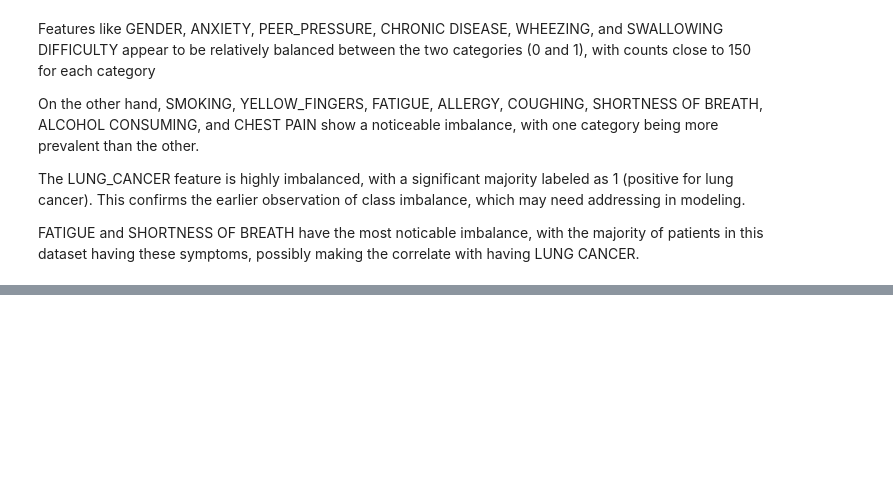
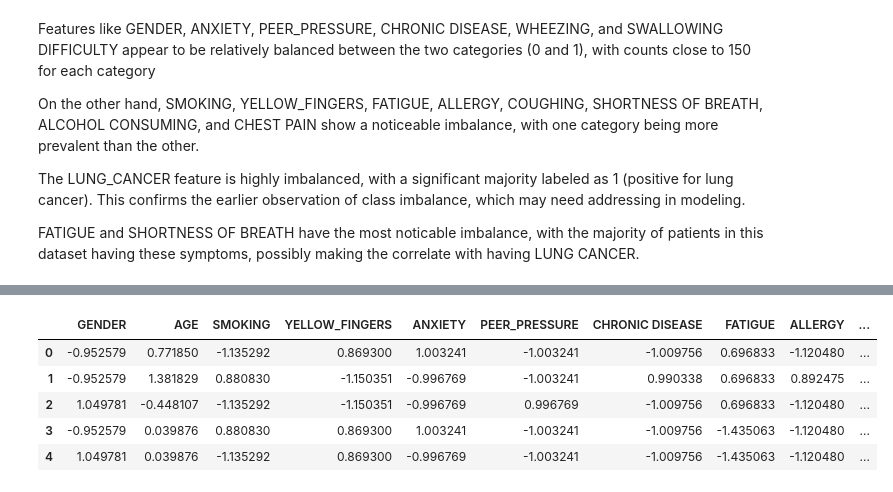
Before and after one commit to machine-learning-hwu-project/Dubai_UG_11, a Jupyter notebook: data-analysis/Data_Analysis_Tabular_Lung_Cancer.ipynb, the cells around one changed output, grey strips where cells are left out. Cells and saved outputs as stored; diff of their text form; code cells hidden in the pictures; blank space fills up the shorter version.

```diff
--- a/data-analysis/Data_Analysis_Tabular_Lung_Cancer.ipynb
+++ b/data-analysis/Data_Analysis_Tabular_Lung_Cancer.ipynb
@@ -222,0 +403,26 @@ FATIGUE and SHORTNESS OF BREATH have the most noticable imbalance, with the majo
+# %%
+from sklearn.preprocessing import StandardScaler
+
+# Create a StandardScaler instance to apply z-score normalization
+scaler = StandardScaler()
+
+# Separate the target column 'LUNG_CANCER' from the features
+features = lung_tabular_binary.drop(columns=['LUNG_CANCER'])
+target = lung_tabular_binary['LUNG_CANCER']
+
+# Fit the scaler to the features and transform them
+scaled_features = scaler.fit_transform(features)
+
+# Create a new DataFrame with scaled features and add the target column back
+lung_tabular_binary_zscore = pd.DataFrame(scaled_features, columns=features.columns)
+lung_tabular_binary_zscore['LUNG_CANCER'] = target.reset_index(drop=True)
+
+# Display the first few rows of the standardized DataFrame
+lung_tabular_binary_zscore.head()
+# %% [output]
+|  | GENDER | AGE | SMOKING | YELLOW_FINGERS | ANXIETY | PEER_PRESSURE | CHRONIC DISEASE | FATIGUE | ALLERGY | ... |
+| 0 | -0.952579 | 0.771850 | -1.135292 | 0.869300 | 1.003241 | -1.003241 | -1.009756 | 0.696833 | -1.120480 | ... |
+| 1 | -0.952579 | 1.381829 | 0.880830 | -1.150351 | -0.996769 | -1.003241 | 0.990338 | 0.696833 | 0.892475 | ... |
+| 2 | 1.049781 | -0.448107 | -1.135292 | -1.150351 | -0.996769 | 0.996769 | -1.009756 | 0.696833 | -1.120480 | ... |
+| 3 | -0.952579 | 0.039876 | 0.880830 | 0.869300 | 1.003241 | -1.003241 | -1.009756 | -1.435063 | -1.120480 | ... |
+| 4 | 1.049781 | 0.039876 | -1.135292 | 0.869300 | -0.996769 | -1.003241 | -1.009756 | -1.435063 | -1.120480 | ... |
```
Also changed, not shown: parts of 18 cells of this notebook, 1 other file.
